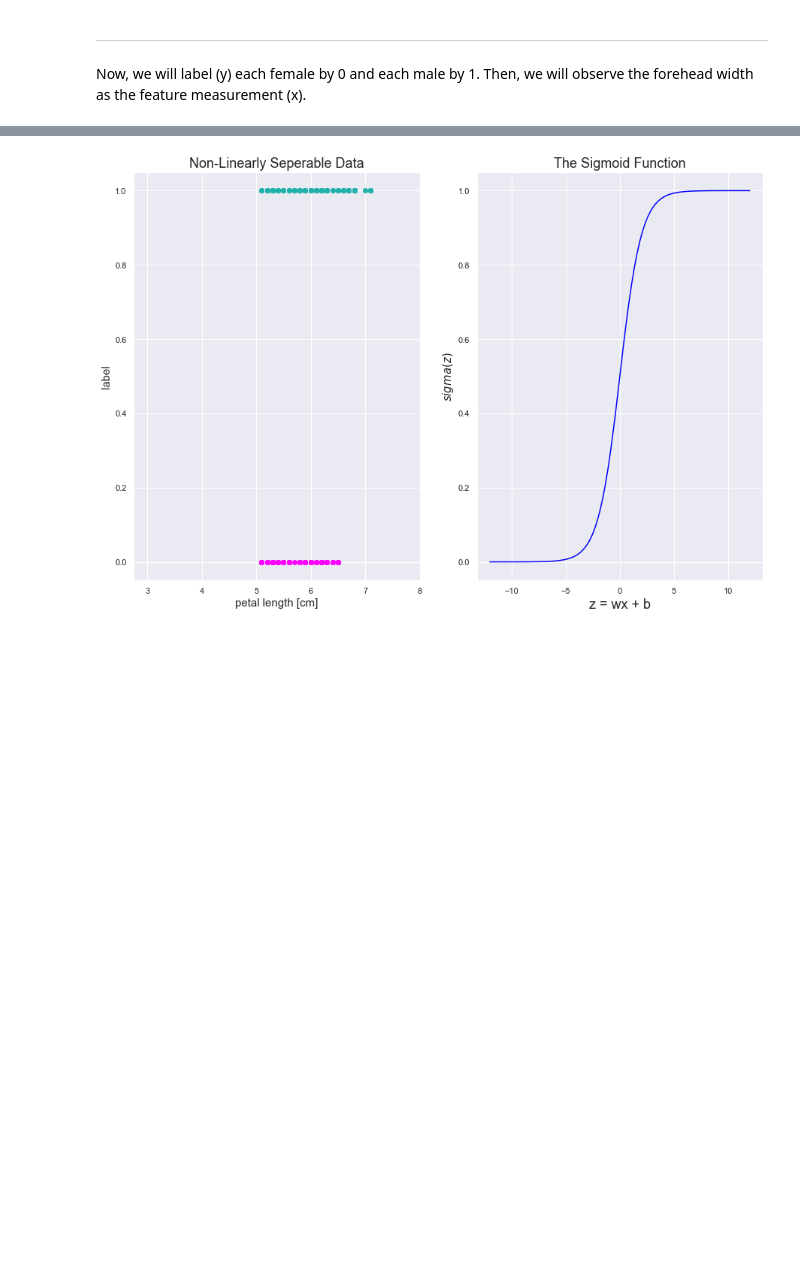
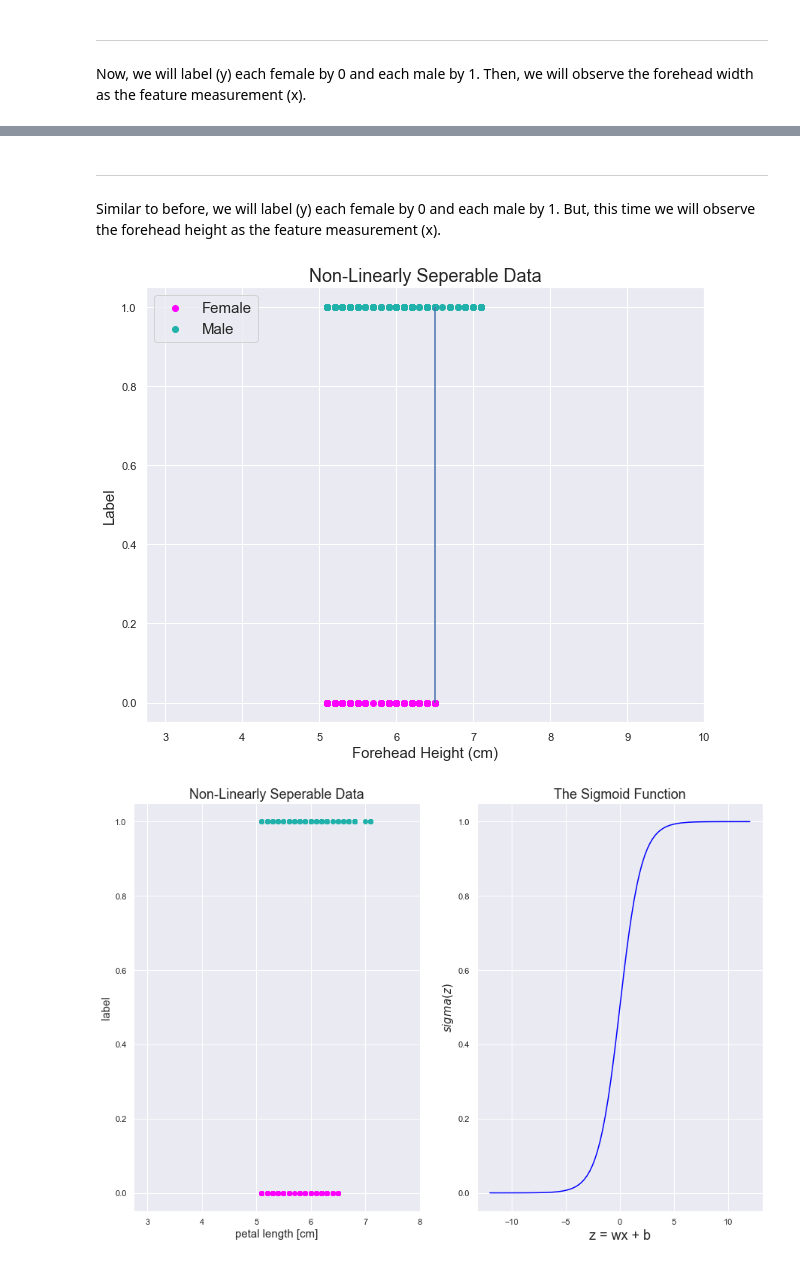
Before and after one commit to rjxgonzalez/INDE_577_Data-Science-and-Machine-Learning-, a Jupyter notebook: Supervised Learning/Classification/Logistic Regression/Logistic Regression.ipynb, the cells around one changed output, grey strips where cells are left out. Cells and saved outputs as stored; diff of their text form; code cells hidden in the pictures; blank space fills up the shorter version.

```diff
--- a/Supervised Learning/Classification/Logistic Regression/Logistic Regression.ipynb
+++ b/Supervised Learning/Classification/Logistic Regression/Logistic Regression.ipynb
@@ -87,3 +87,25 @@ plt.show()
+# %% [markdown]
+----------------------------------------------------------------------------------------------------------------------------------------------------------------------------------
+Similar to before, we will label (y) each female by 0 and each male by 1. But, this time we will observe the forehead height as the feature measurement (x).
+# %%
+plt.figure(figsize = (10, 8))
+plt.xlim((2.75, 10))
+plt.scatter(female_h,
+            np.zeros(100),
+            color = "magenta",
+            label = "Female")
+plt.scatter(male_h,
+            np.ones(100),
+            color = "lightseagreen",
+            label = "Male")
+plt.vlines(6.5, 0.0, 1.0)
+plt.xlabel("Forehead Height (cm)", fontsize = 15)
+plt.ylabel("Label", fontsize = 15)
+plt.legend(fontsize = 15, loc = "upper left")
+plt.title("Non-Linearly Seperable Data", fontsize = 18)
+plt.show()
+# %% [output]
+[figure, added]
 # %%
 def sigmoid(z):
     return 1.0/(1.0 + np.exp(-z))
```
Also changed, not shown: parts of 2 cells of this notebook.
